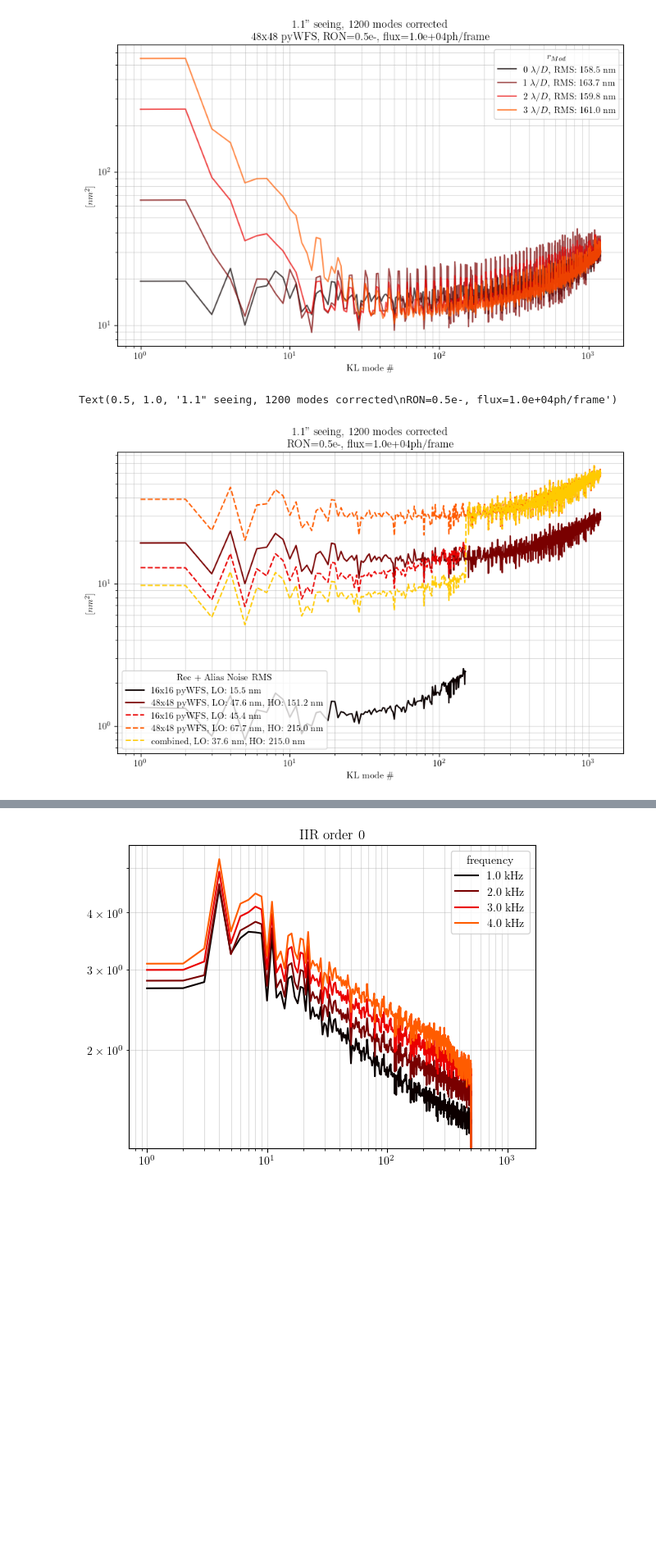
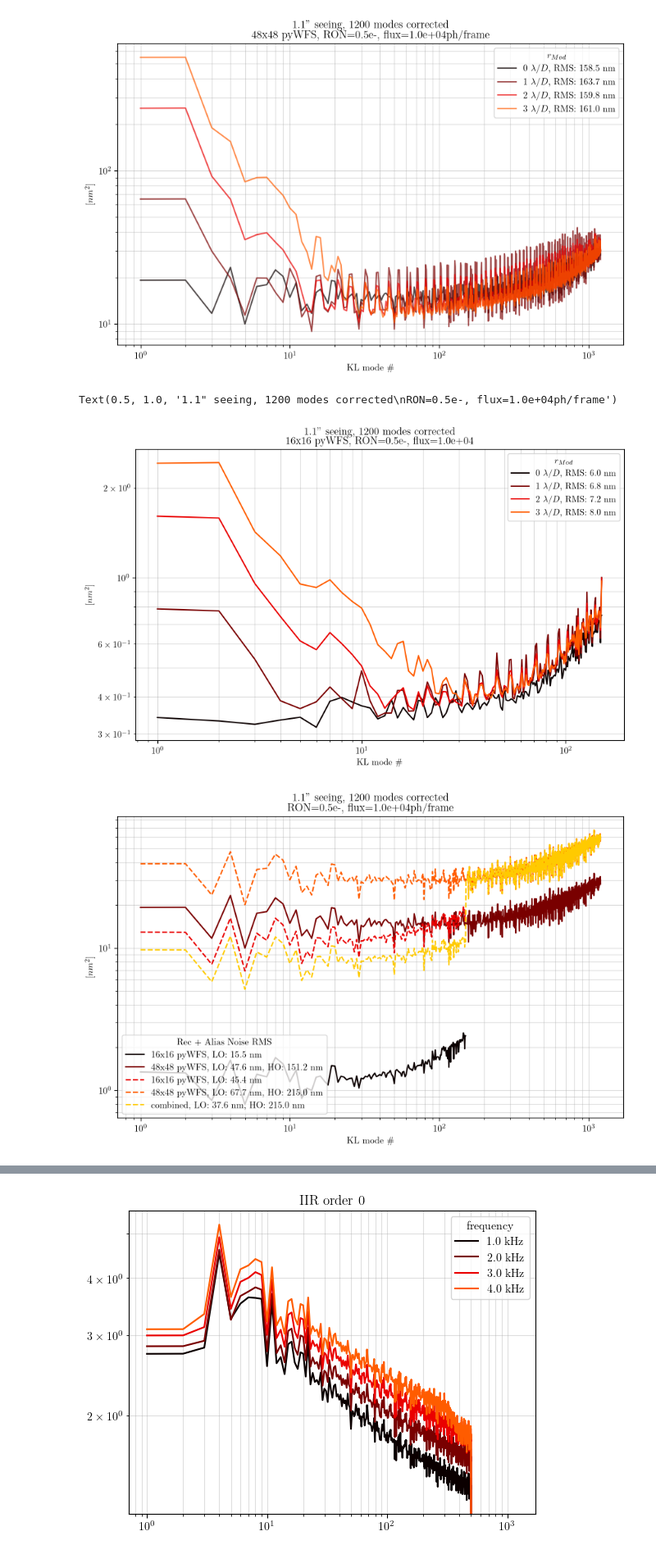
Before and after one commit to Menessao/SPECULA, a Jupyter notebook: config/RISTRETTO/errorBudgetPlots.ipynb, the cells around one changed output, grey strips where cells are left out. Shown at 82% size. Cells and saved outputs as stored; diff of their text form; code cells hidden in the pictures; blank space fills up the shorter version.

Commit message:
Plotting updates

```diff
--- a/config/RISTRETTO/errorBudgetPlots.ipynb
+++ b/config/RISTRETTO/errorBudgetPlots.ipynb
@@ -165,46 +165,47 @@ x = np.arange(150)+1
 # plt.ylabel('[$nm^2$]')
 # plt.title(f'{seeing:1.1f}" seeing, {N} modes corrected\n16x16 pyWFS, RON={RON:1.1f}e-, flux={Nphot:1.1e}')
 
-# plt.figure(figsize=(10,6))
-# plt.loglog(x,alias0_LO,label=r'0 $\lambda/D$'+f', RMS: {np.sqrt(np.sum(alias0_LO**2)):1.1f} nm')
-# plt.loglog(x,alias1_LO,label=r'1 $\lambda/D$'+f', RMS: {np.sqrt(np.sum(alias1_LO**2)):1.1f} nm')
-# plt.loglog(x,alias2_LO,label=r'2 $\lambda/D$'+f', RMS: {np.sqrt(np.sum(alias2_LO**2)):1.1f} nm')
-# plt.loglog(x,alias3_LO,label=r'3 $\lambda/D$'+f', RMS: {np.sqrt(np.sum(alias3_LO**2)):1.1f} nm')
-# plt.grid(which='both',alpha=0.45)
-# plt.legend(loc='best',title='$r_{Mod}$')
-# plt.xlabel(r'KL mode \#')
-# plt.ylabel('[$nm^2$]')
-# plt.title(f'{seeing:1.1f}" seeing, {N} modes corrected\n16x16 pyWFS, RON={RON:1.1f}e-, flux={Nphot:1.1e}')
+plt.figure(figsize=(10,6))
+plt.loglog(x,alias0_LO,label=r'0 $\lambda/D$'+f', RMS: {np.sqrt(np.sum(alias0_LO**2)):1.1f} nm')
+plt.loglog(x,alias1_LO,label=r'1 $\lambda/D$'+f', RMS: {np.sqrt(np.sum(alias1_LO**2)):1.1f} nm')
+plt.loglog(x,alias2_LO,label=r'2 $\lambda/D$'+f', RMS: {np.sqrt(np.sum(alias2_LO**2)):1.1f} nm')
+plt.loglog(x,alias3_LO,label=r'3 $\lambda/D$'+f', RMS: {np.sqrt(np.sum(alias3_LO**2)):1.1f} nm')
+plt.grid(which='both',alpha=0.45)
+plt.legend(loc='best',title='$r_{Mod}$')
+plt.xlabel(r'KL mode \#')
+plt.ylabel('[$nm^2$]')
+plt.title(f'{seeing:1.1f}" seeing, {N} modes corrected\n16x16 pyWFS, RON={RON:1.1f}e-, flux={Nphot:1.1e}')
 
 xx = np.arange(1200)+1
 # plt.figure(figsize=(10,6))
 # plt.loglog(xx,og0,label=r'0 $\lambda/D$')
 # plt.loglog(xx,og1,label=r'1 $\lambda/D$')
 # plt.loglog(xx,og2,label=r'2 $\lambda/D$')
 # plt.loglog(xx,og3,label=r'3 $\lambda/D$')
 # plt.grid(which='both',alpha=0.45)
 # plt.legend(loc='best',title='$r_{Mod}$')
 # plt.xlabel(r'KL mode \#')
 # plt.ylabel('[$nm^2$]')
 # plt.title(f'{seeing:1.1f}" seeing, {N} modes corrected\n16x16 pyWFS, RON={RON:1.1f}e-, flux={Nphot:1.1e}')
 # plt.yscale('linear')
 # plt.ylim([0,1])
 
 comb = np.hstack([err0[:len(cov0_LO)]*err0_LO/(err0_LO+err0[:len(err0_LO)]),err0[len(err0_LO):]])
 combs = np.hstack([err0s[:len(cov0_LOs)]*err0_LOs/(err0_LOs+err0s[:len(err0_LO)]),err0s[len(err0_LO):]])
 
 plt.figure(figsize=(10,6))
 plt.loglog(x,err0_LO,label=f'16x16 pyWFS, LO: {np.sqrt(np.sum(err0_LO)):1.1f} nm')
 plt.loglog(xx,err0,label=f'48x48 pyWFS, LO: {np.sqrt(np.sum(err0[:len(err0_LO)])):1.1f} nm, HO: {np.sqrt(np.sum(err0[len(err0_LO):])):1.1f} nm')
 # plt.loglog(xx,comb,label=f'combined,      LO: {np.sqrt(np.sum(comb[:len(err0_LO)])):1.1f} nm, HO: {np.sqrt(np.sum(comb[len(err0_LO):])):1.1f} nm')
 plt.loglog(x,err0_LOs,'--',label=f'16x16 pyWFS, LO: {np.sqrt(np.sum(err0_LOs)):1.1f} nm')
 plt.loglog(xx,err0s,'--',label=f'48x48 pyWFS, LO: {np.sqrt(np.sum(err0s[:len(err0_LO)])):1.1f} nm, HO: {np.sqrt(np.sum(err0s[len(err0_LO):])):1.1f} nm')
 plt.loglog(xx,combs,'--',label=f'combined,      LO: {np.sqrt(np.sum(combs[:len(err0_LO)])):1.1f} nm, HO: {np.sqrt(np.sum(combs[len(err0_LO):])):1.1f} nm')
 plt.grid(which='both',alpha=0.45)
 plt.legend(loc='best',title='Rec + Alias Noise RMS')
 plt.xlabel(r'KL mode \#')
 plt.ylabel('[$nm^2$]')
 plt.title(f'{seeing:1.1f}" seeing, {N} modes corrected\nRON={RON:1.1f}e-, flux={Nphot:1.1e}ph/frame')
 # %% [output]
 Text(0.5, 1.0, '1.1" seeing, 1200 modes corrected\nRON=0.5e-, flux=1.0e+04ph/frame')
-[figure, old version]
+[figure, new version]
+[figure, added]
```
Also changed, not shown: parts of 10 cells of this notebook, 5 other files.
